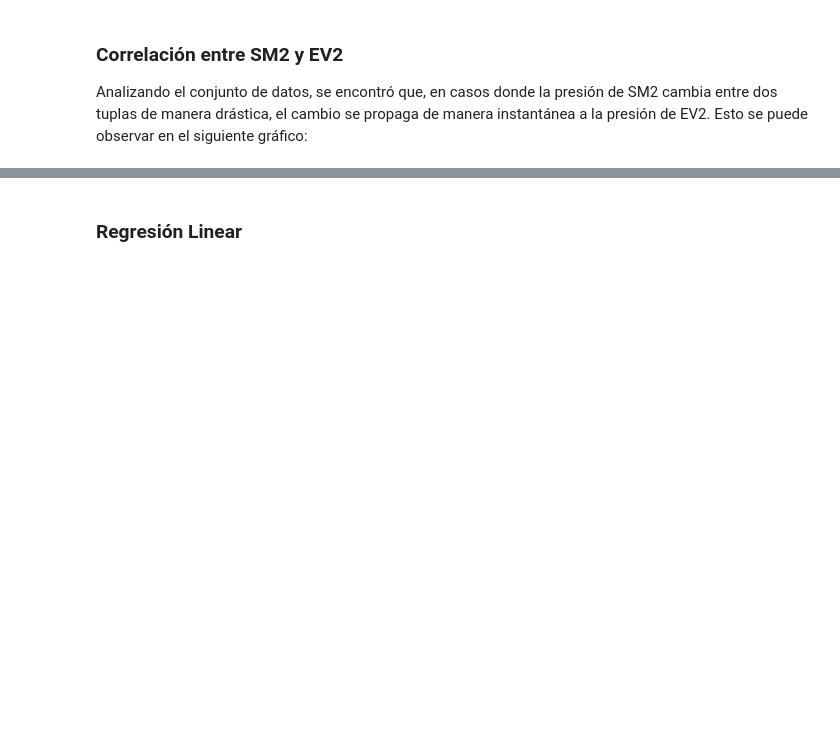
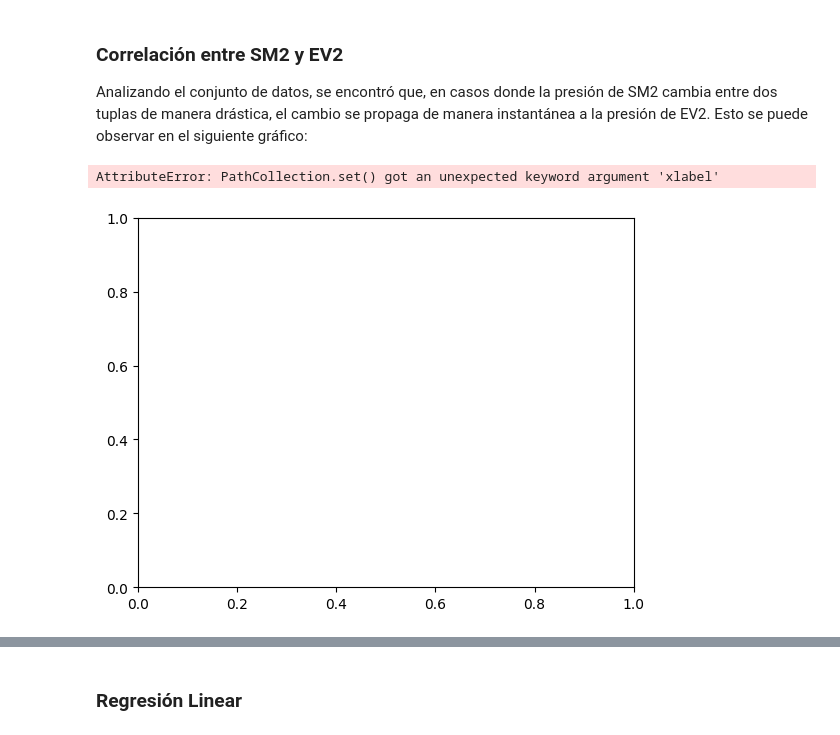
Before and after one commit to Dizkm8/Hackathon, a Jupyter notebook: main - Jose.ipynb, the cells around one changed output, grey strips where cells are left out. Saved outputs shown, nothing was run; the diff lists cells and outputs as text; code cells hidden in the pictures; blank space fills up the shorter version.

```diff
--- a/main - Jose.ipynb
+++ b/main - Jose.ipynb
@@ -199,6 +207,9 @@ plt.show()
 ### Correlación entre SM2 y EV2
 Analizando el conjunto de datos, se encontró que, en casos donde la presión de SM2 cambia entre dos tuplas de manera drástica, el cambio se propaga de manera instantánea a la presión de EV2. Esto se puede observar en el siguiente gráfico:
 # %%
-plt.scatter(df_normalized['SM2'], df_normalized['EV1_1'])
+plt.scatter(df_normalized['SM2'], df_normalized['EV1_1'], xlabel='SM2', ylabel='EV1_1')
+# %% [output]
+AttributeError: PathCollection.set() got an unexpected keyword argument 'xlabel'
+[figure, added]
 # %%
 plt.scatter(df_normalized['SM4'], df_normalized['EV2_2'])
```
Also changed, not shown: parts of 50 cells of this notebook.
